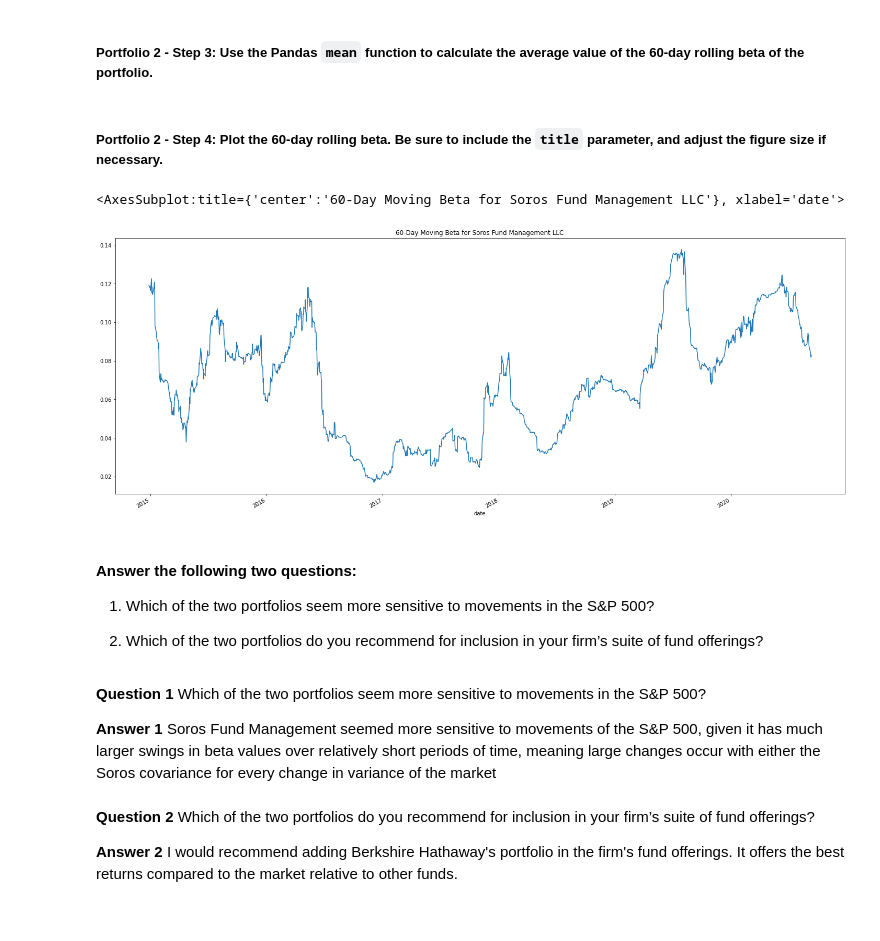
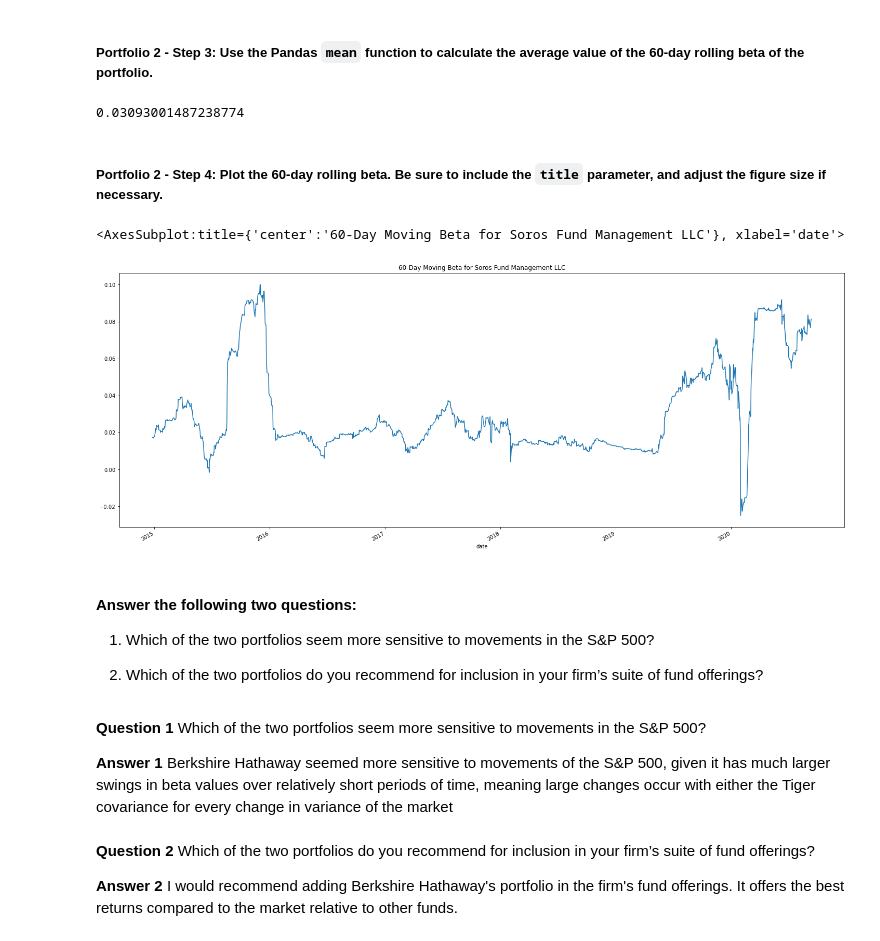
Before and after one commit to Rishi-Prasadha/RICE-FINTECH-04_Challenge, a Jupyter notebook: Starter_Code-4/risk_return_analysis.ipynb, the cells around one changed output. Drawn from its saved outputs; the diff is of its cells as text; code cells hidden in the pictures.

```diff
--- a/Starter_Code-4/risk_return_analysis.ipynb
+++ b/Starter_Code-4/risk_return_analysis.ipynb
@@ -476,8 +467,8 @@ berkshire_beta.plot(legend=True, figsize=(25,10), title="60-Day Moving Betas for
 # Review the last five rows of the covariance data
 # YOUR CODE HERE
 
-soros_covariance = fund_daily_returns["SOROS FUND MANAGEMENT LLC"].rolling(window=60).cov(sp500_daily_returns)
+tiger_covariance = fund_daily_returns["TIGER GLOBAL MANAGEMENT LLC"].rolling(window=60).cov(sp500_daily_returns)
 
-display(soros_covariance.tail())
+display(tiger_covariance.tail())
 # %% [output]
 date
@@ -494,7 +485,7 @@ dtype: float64
 # Review the last five rows of the beta information
 # YOUR CODE HERE
 
-soros_beta = soros_covariance / sp500_variance
+tiger_beta = tiger_covariance / sp500_variance
 
 display(soros_beta.tail())
 # %% [output]
@@ -511,18 +502,21 @@ dtype: float64
 # Calculate the average of the 60-day rolling beta
 # YOUR CODE HERE
 
-ave_soros_beta = soros_beta.mean()
+ave_tiger_beta = tiger_beta.mean()
+display(ave_tiger_beta)
+# %% [output]
+0.03093001487238774
 # %% [markdown]
 ##### Portfolio 2 - Step 4: Plot the 60-day rolling beta. Be sure to include the `title` parameter, and adjust the figure size if necessary.
 # %%
 # Plot the rolling beta
 # Include a title parameter and adjust the figure size
 # YOUR CODE HERE
 
-soros_beta.plot(figsize=(25,10), title="60-Day Moving Beta for Soros Fund Management LLC")
+tiger_beta.plot(figsize=(25,10), title="60-Day Moving Beta for Soros Fund Management LLC")
 # %% [output]
 <AxesSubplot:title={'center':'60-Day Moving Beta for Soros Fund Management LLC'}, xlabel='date'>
-[figure, old version]
+[figure, new version]
 # %% [markdown]
 #### Answer the following two questions:
 
@@ -532,7 +526,7 @@ soros_beta.plot(figsize=(25,10), title="60-Day Moving Beta for Soros Fund Manage
 # %% [markdown]
 **Question 1** Which of the two portfolios seem more sensitive to movements in the S&P 500?
 
-**Answer 1** Soros Fund Management seemed more sensitive to movements of the S&P 500, given it has much larger swings in beta values over relatively short periods of time, meaning large changes occur with either the Soros covariance for every change in variance of the market
+**Answer 1** Berkshire Hathaway seemed more sensitive to movements of the S&P 500, given it has much larger swings in beta values over relatively short periods of time, meaning large changes occur with either the Tiger covariance for every change in variance of the market
 # %% [markdown]
 **Question 2** Which of the two portfolios do you recommend for inclusion in your firm’s suite of fund offerings?
 
```
Also changed, not shown: parts of 10 cells of this notebook.
